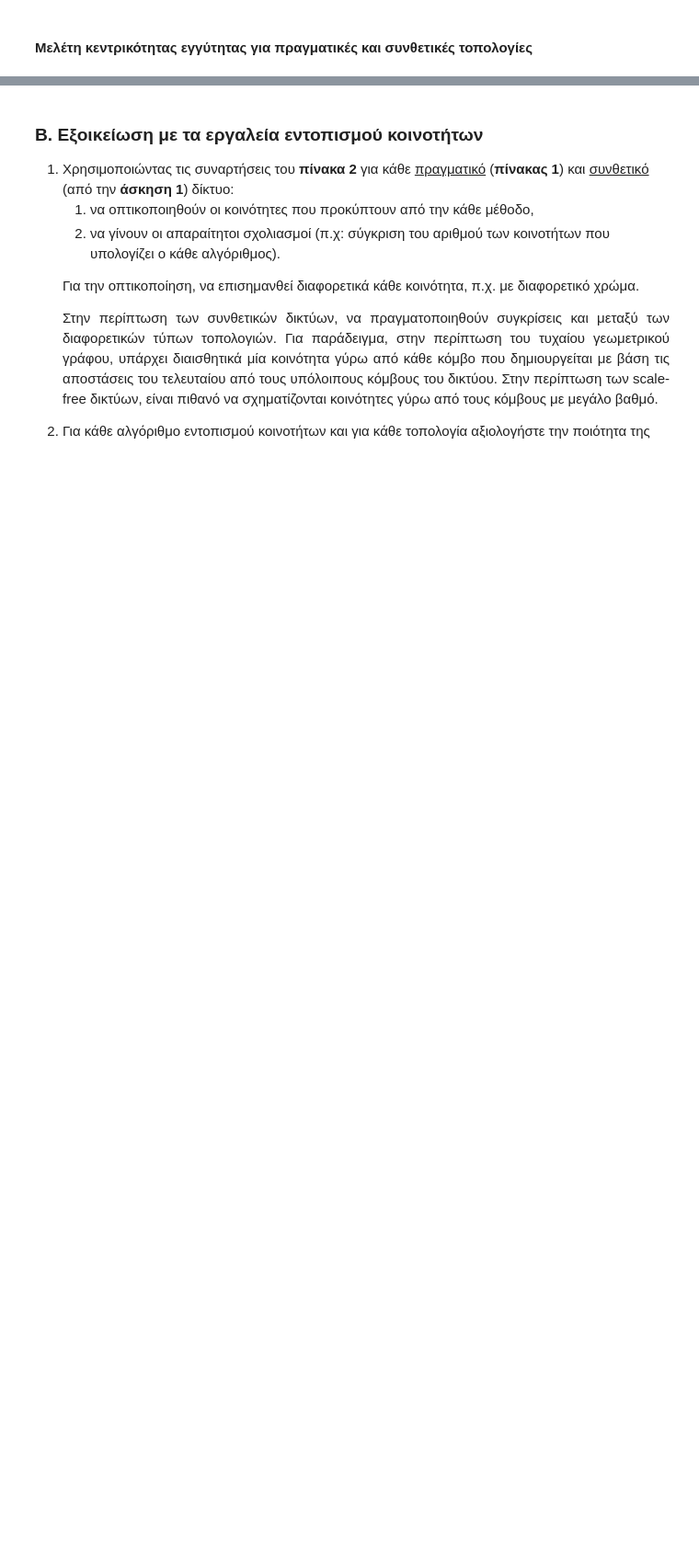
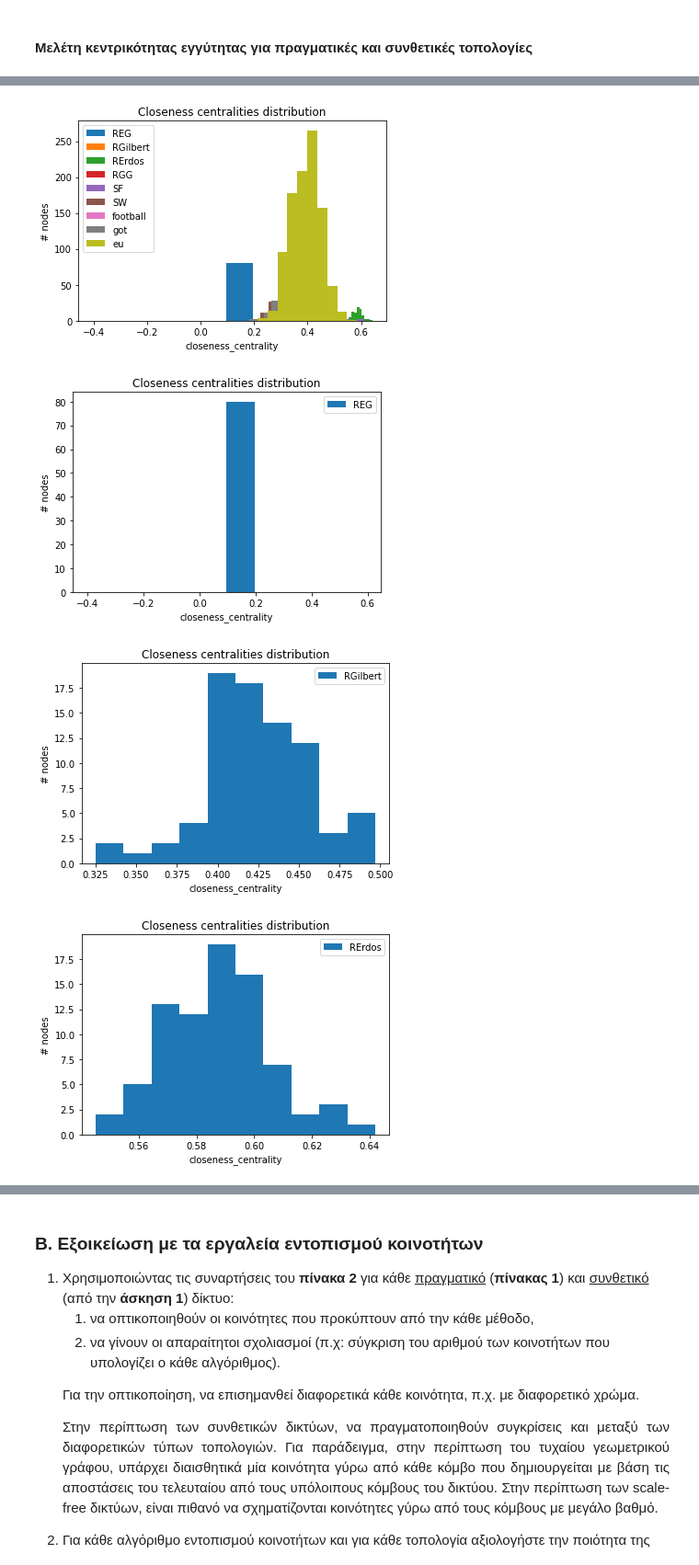
Before and after one commit to John-Atha/social-networks-NTUA, a Jupyter notebook: ex2/lab2_2021_student_version.ipynb, the cells around one changed output, grey strips where cells are left out. Shown at 92% size. Cells and saved outputs as stored; diff of their text form; code cells hidden in the pictures; blank space fills up the shorter version.

```diff
--- a/ex2/lab2_2021_student_version.ipynb
+++ b/ex2/lab2_2021_student_version.ipynb
@@ -93,0 +280,13 @@ eu=nx.read_edgelist("email-Eu-core.txt",create_using=nx.Graph())
+# %%
+def cc_graph(G):
+    '''
+    * for the graph G, return the mean value of the clustering coefficients of its nodes
+    '''
+    d = cc(G)
+    return round(mean(d.values()), 3)
+
+print("Graph\t\t| mean clustering coefficient")
+print('--------------------------')
+for g in all_graphs:
+    avg = cc_graph(g['graph'])
+    print(f"{g['name']}{'       ' if len(name)<7 else ''}\t| {avg}")
@@ -95,0 +309,33 @@ eu=nx.read_edgelist("email-Eu-core.txt",create_using=nx.Graph())
+# %%
+def find_closeness(G):
+    return nx.closeness_centrality(G)
+
+# one plot combining all the distributions
+plt.figure(1)
+plt.title('Closeness centralities distribution')
+plt.xlabel('closeness_centrality')
+plt.ylabel('# nodes')
+
+centralities = dict()
+for g in all_graphs:
+    name, graph = g.values()
+    centralities[name] = list(map(lambda x: round(x, 3), find_closeness(graph).values()))
+    plt.hist(centralities[name], bins=10)
+plt.legend([g['name'] for g in all_graphs])
+
+# one seperate plot for each distribution to avoid previous visual overlappings
+c = 2
+for g in all_graphs:
+    plt.figure(c)
+    plt.title('Closeness centralities distribution')
+    plt.xlabel('closeness_centrality')
+    plt.ylabel('# nodes')
+    name, graph = g.values()
+    plt.hist(centralities[name], bins=10)
+    plt.legend([name])
+    c += 1
+# %% [output]
+[figure, added]
+[figure, added]
+[figure, added]
+[figure, added]
```
Also changed, not shown: parts of 24 cells of this notebook, 3 other files.
